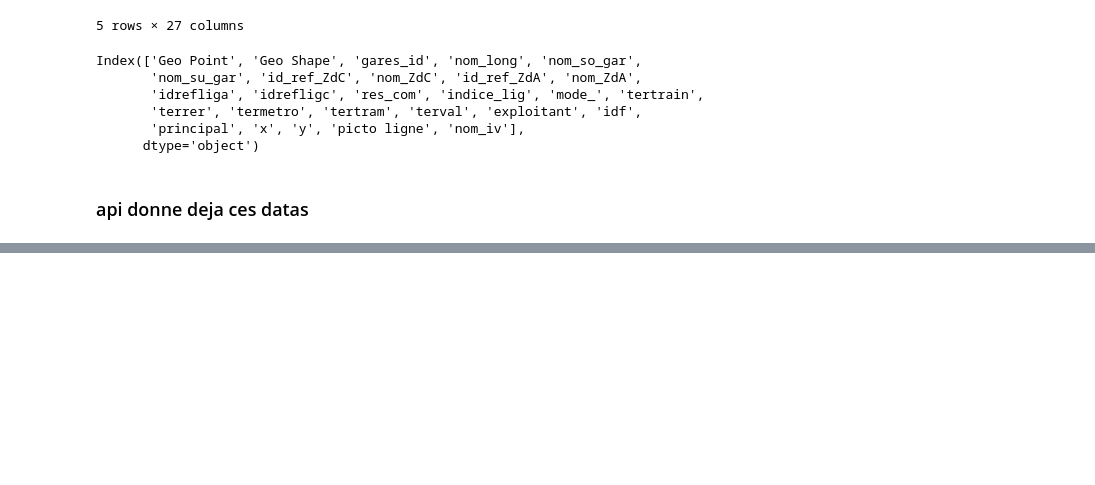
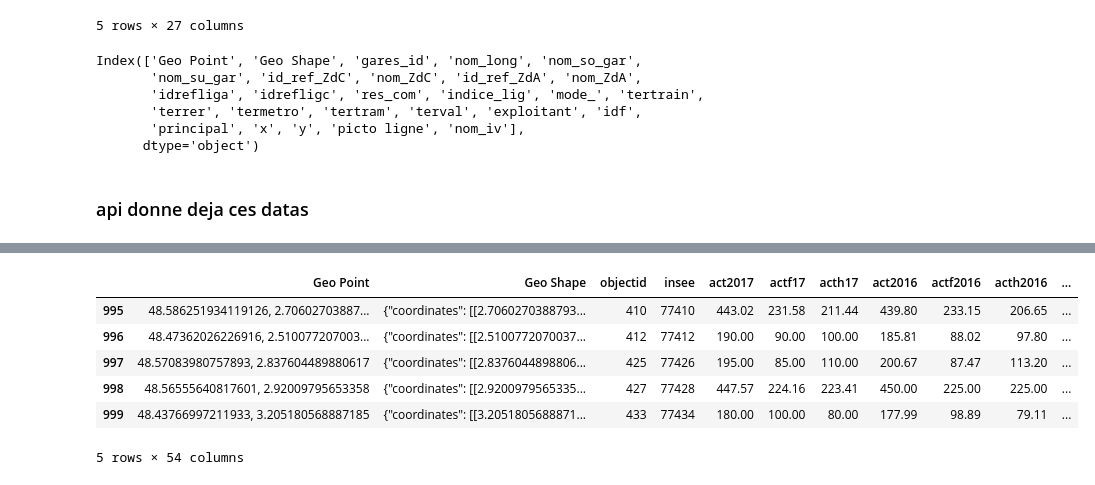
Before and after one commit to YannSko/Transport_App, a Jupyter notebook: ML_module/data/Cleaner_csv.ipynb, the cells around one changed output, grey strips where cells are left out. Drawn from its saved outputs; the diff is of its cells as text; code cells hidden in the pictures; blank space fills up the shorter version.

```diff
--- a/ML_module/data/Cleaner_csv.ipynb
+++ b/ML_module/data/Cleaner_csv.ipynb
@@ -830,0 +875,10 @@ Index(['Geo Point', 'Geo Shape', 'gares_id', 'nom_long', 'nom_so_gar',
+# %%
+df_gare.tail()
+# %% [output]
+|  | Geo Point | Geo Shape | objectid | insee | act2017 | actf17 | acth17 | act2016 | actf2016 | acth2016 | ... |
+| 995 | 48.586251934119126, 2.70602703887... | {"coordinates": [[2.7060270388793... | 410 | 77410 | 443.02 | 231.58 | 211.44 | 439.80 | 233.15 | 206.65 | ... |
+| 996 | 48.47362026226916, 2.510077207003... | {"coordinates": [[2.5100772070037... | 412 | 77412 | 190.00 | 90.00 | 100.00 | 185.81 | 88.02 | 97.80 | ... |
+| 997 | 48.57083980757893, 2.837604489880617 | {"coordinates": [[2.8376044898806... | 425 | 77426 | 195.00 | 85.00 | 110.00 | 200.67 | 87.47 | 113.20 | ... |
+| 998 | 48.56555640817601, 2.92009795653358 | {"coordinates": [[2.9200979565335... | 427 | 77428 | 447.57 | 224.16 | 223.41 | 450.00 | 225.00 | 225.00 | ... |
+| 999 | 48.43766997211933, 3.205180568887185 | {"coordinates": [[3.2051805688871... | 433 | 77434 | 180.00 | 100.00 | 80.00 | 177.99 | 98.89 | 79.11 | ... |
+5 rows × 54 columns
```
Also changed, not shown: parts of 23 cells of this notebook, 36 other files.
